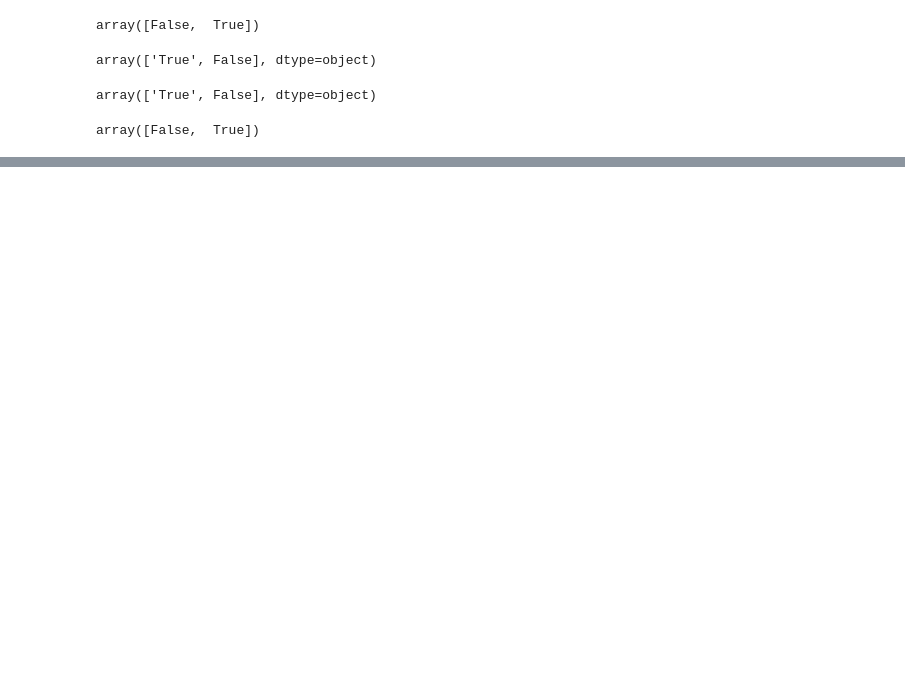
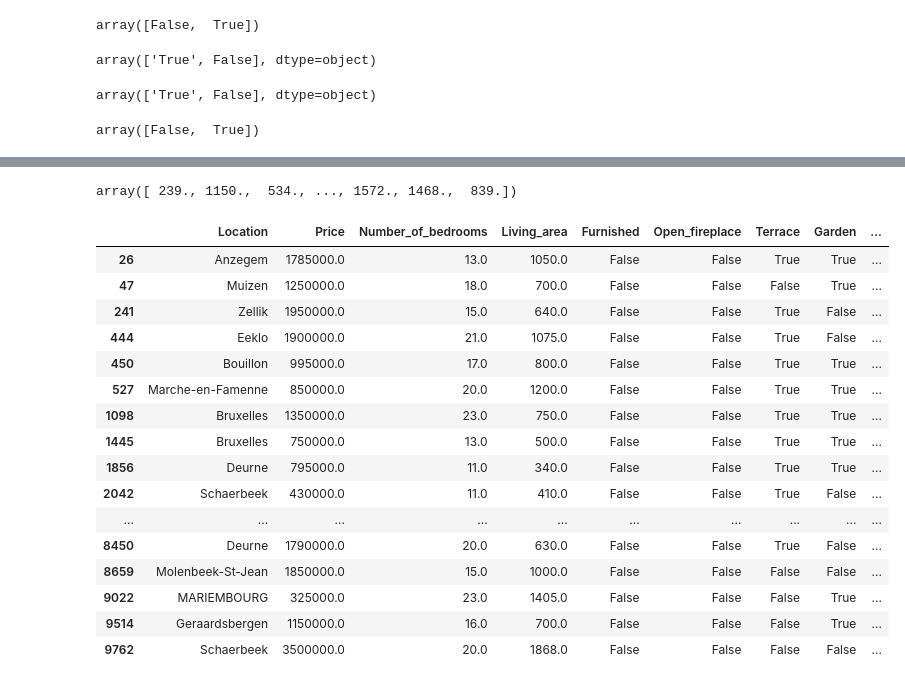
Before and after one commit to IrinaSing/challenge-machine-learning-api-deployment, a Jupyter notebook: data/dataframe.ipynb, the cells around one changed output, grey strips where cells are left out. Saved outputs shown, nothing was run; the diff lists cells and outputs as text; code cells hidden in the pictures; blank space fills up the shorter version.

```diff
--- a/data/dataframe.ipynb
+++ b/data/dataframe.ipynb
@@ -206,0 +299,24 @@ dtype: int64
+# %%
+df.Surface_area_land.unique()
+# %% [output]
+array([ 239., 1150.,  534., ..., 1572., 1468.,  839.])
+# %%
+df[df.Number_of_bedrooms > 10]
+# %% [output]
+|  | Location | Price | Number_of_bedrooms | Living_area | Furnished | Open_fireplace | Terrace | Garden | ... |
+| 26 | Anzegem | 1785000.0 | 13.0 | 1050.0 | False | False | True | True | ... |
+| 47 | Muizen | 1250000.0 | 18.0 | 700.0 | False | False | False | True | ... |
+| 241 | Zellik | 1950000.0 | 15.0 | 640.0 | False | False | True | False | ... |
+| 444 | Eeklo | 1900000.0 | 21.0 | 1075.0 | False | False | True | False | ... |
+| 450 | Bouillon | 995000.0 | 17.0 | 800.0 | False | False | True | True | ... |
+| 527 | Marche-en-Famenne | 850000.0 | 20.0 | 1200.0 | False | False | True | True | ... |
+| 1098 | Bruxelles | 1350000.0 | 23.0 | 750.0 | False | False | True | True | ... |
+| 1445 | Bruxelles | 750000.0 | 13.0 | 500.0 | False | False | True | True | ... |
+| 1856 | Deurne | 795000.0 | 11.0 | 340.0 | False | False | True | True | ... |
+| 2042 | Schaerbeek | 430000.0 | 11.0 | 410.0 | False | False | True | False | ... |
+| ... | ... | ... | ... | ... | ... | ... | ... | ... | ... |
+| 8450 | Deurne | 1790000.0 | 20.0 | 630.0 | False | False | True | False | ... |
+| 8659 | Molenbeek-St-Jean | 1850000.0 | 15.0 | 1000.0 | False | False | False | False | ... |
+| 9022 | MARIEMBOURG | 325000.0 | 23.0 | 1405.0 | False | False | False | True | ... |
+| 9514 | Geraardsbergen | 1150000.0 | 16.0 | 700.0 | False | False | False | True | ... |
+| 9762 | Schaerbeek | 3500000.0 | 20.0 | 1868.0 | False | False | False | False | ... |
```
Also changed, not shown: parts of 27 cells of this notebook, 4 other files.
